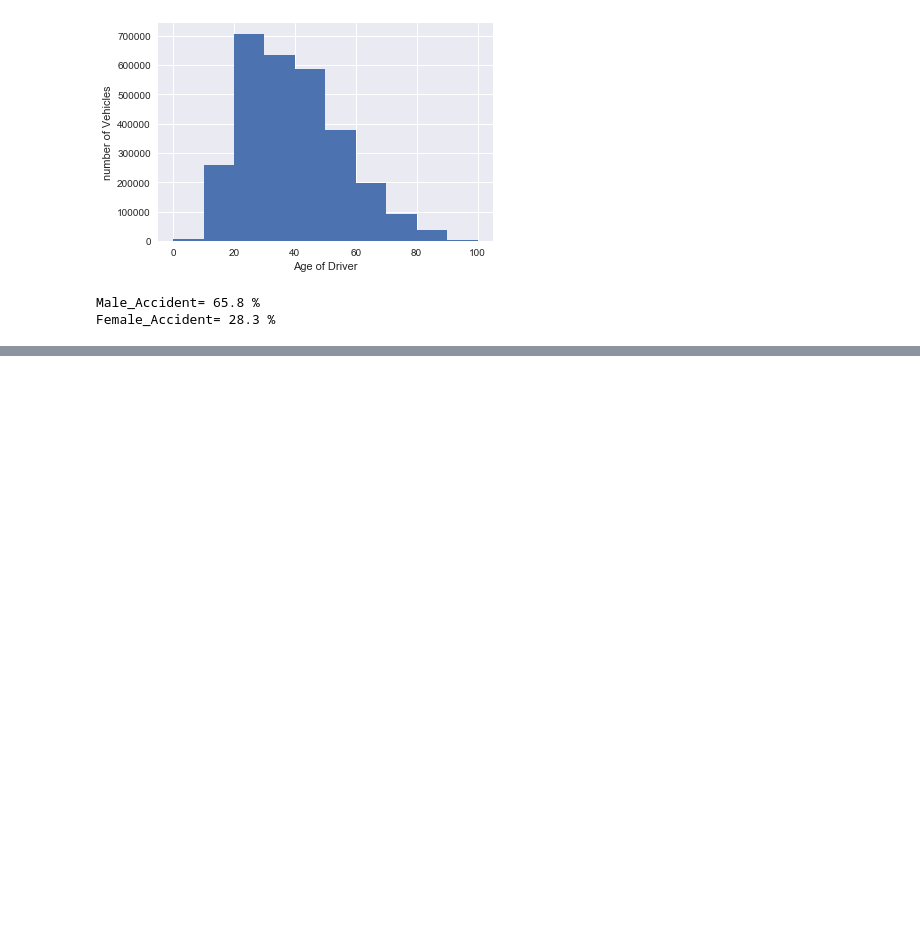
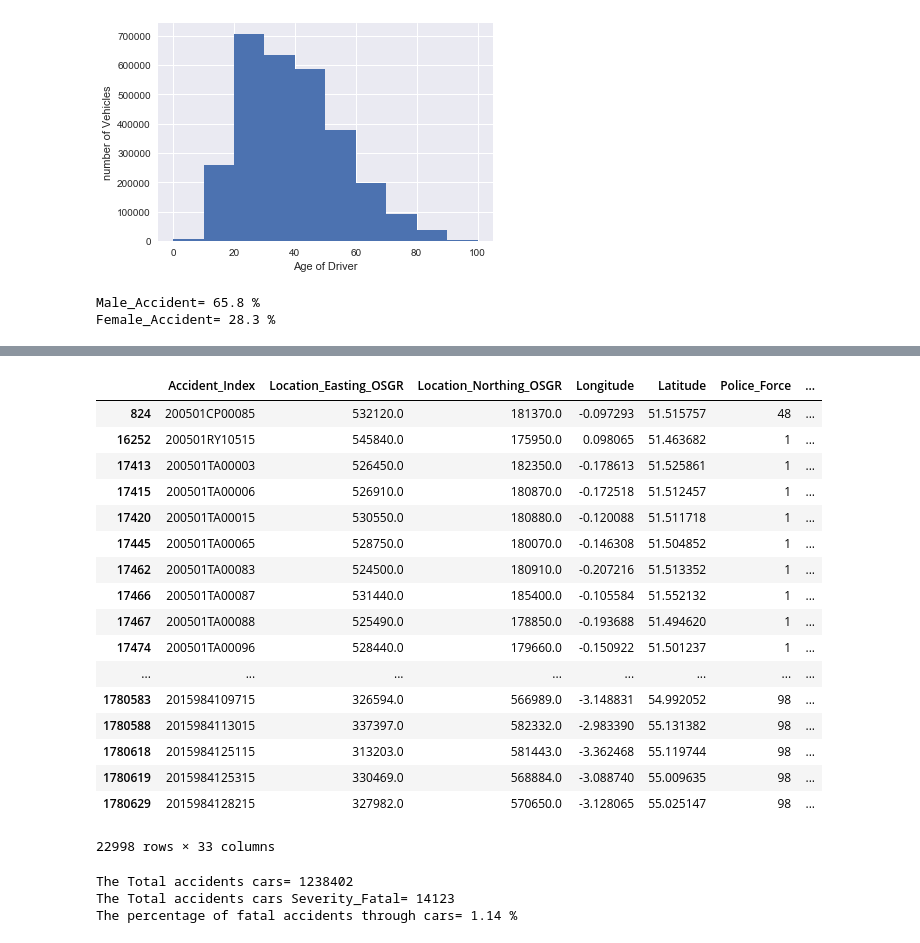
Before and after one commit to am2en/Accidents, a Jupyter notebook: project.ipynb, the cells around one changed output, grey strips where cells are left out. Cells and saved outputs as stored; diff of their text form; code cells hidden in the pictures; blank space fills up the shorter version.

```diff
--- a/project.ipynb
+++ b/project.ipynb
@@ -184,0 +162,41 @@ Female_Accident= 28.3 %
+# %%
+Vehicle_Type=df_Vehicles0515[['Accident_Index','Vehicle_Type']].set_index('Accident_Index').to_dict()
+df_Accidents['Vehicle_Type'] = df_Accidents['Accident_Index'].map(Vehicle_Type['Vehicle_Type'])
+df_Accidents_Fatal= df_Accidents[df_Accidents.Accident_Severity=='Fatal']
+df_Accidents_Fatal
+# %% [output]
+|  | Accident_Index | Location_Easting_OSGR | Location_Northing_OSGR | Longitude | Latitude | Police_Force | ... |
+| 824 | 200501CP00085 | 532120.0 | 181370.0 | -0.097293 | 51.515757 | 48 | ... |
+| 16252 | 200501RY10515 | 545840.0 | 175950.0 | 0.098065 | 51.463682 | 1 | ... |
+| 17413 | 200501TA00003 | 526450.0 | 182350.0 | -0.178613 | 51.525861 | 1 | ... |
+| 17415 | 200501TA00006 | 526910.0 | 180870.0 | -0.172518 | 51.512457 | 1 | ... |
+| 17420 | 200501TA00015 | 530550.0 | 180880.0 | -0.120088 | 51.511718 | 1 | ... |
+| 17445 | 200501TA00065 | 528750.0 | 180070.0 | -0.146308 | 51.504852 | 1 | ... |
+| 17462 | 200501TA00083 | 524500.0 | 180910.0 | -0.207216 | 51.513352 | 1 | ... |
+| 17466 | 200501TA00087 | 531440.0 | 185400.0 | -0.105584 | 51.552132 | 1 | ... |
+| 17467 | 200501TA00088 | 525490.0 | 178850.0 | -0.193688 | 51.494620 | 1 | ... |
+| 17474 | 200501TA00096 | 528440.0 | 179660.0 | -0.150922 | 51.501237 | 1 | ... |
+| ... | ... | ... | ... | ... | ... | ... | ... |
+| 1780583 | 2015984109715 | 326594.0 | 566989.0 | -3.148831 | 54.992052 | 98 | ... |
+| 1780588 | 2015984113015 | 337397.0 | 582332.0 | -2.983390 | 55.131382 | 98 | ... |
+| 1780618 | 2015984125115 | 313203.0 | 581443.0 | -3.362468 | 55.119744 | 98 | ... |
+| 1780619 | 2015984125315 | 330469.0 | 568884.0 | -3.088740 | 55.009635 | 98 | ... |
+| 1780629 | 2015984128215 | 327982.0 | 570650.0 | -3.128065 | 55.025147 | 98 | ... |
+22998 rows × 33 columns
+# %%
+# اكثر انواع المركبات نتيجة التصادم تكون مميته
+
+
+Severity_Accidents_general_counts = Counter(df_Accidents.Vehicle_Type)
+Severity_Accidents_Fatal_counts=Counter(df_Accidents_Fatal.Vehicle_Type)
+#نسبة الحوادث المميته من حوادث السيارات
+per_car_fatal=(Severity_Accidents_Fatal_counts['Car']/Severity_Accidents_general_counts['Car'])*100
+
+
+print('The Total accidents cars=',Severity_Accidents_general_counts['Car'])
+print('The Total accidents cars Severity_Fatal=',Severity_Accidents_Fatal_counts['Car'])
+print('The percentage of fatal accidents through cars=',format(round(per_car_fatal,2)),'%')
+# %% [output]
+The Total accidents cars= 1238402
+The Total accidents cars Severity_Fatal= 14123
+The percentage of fatal accidents through cars= 1.14 %
```
Also changed, not shown: parts of 10 cells of this notebook.
